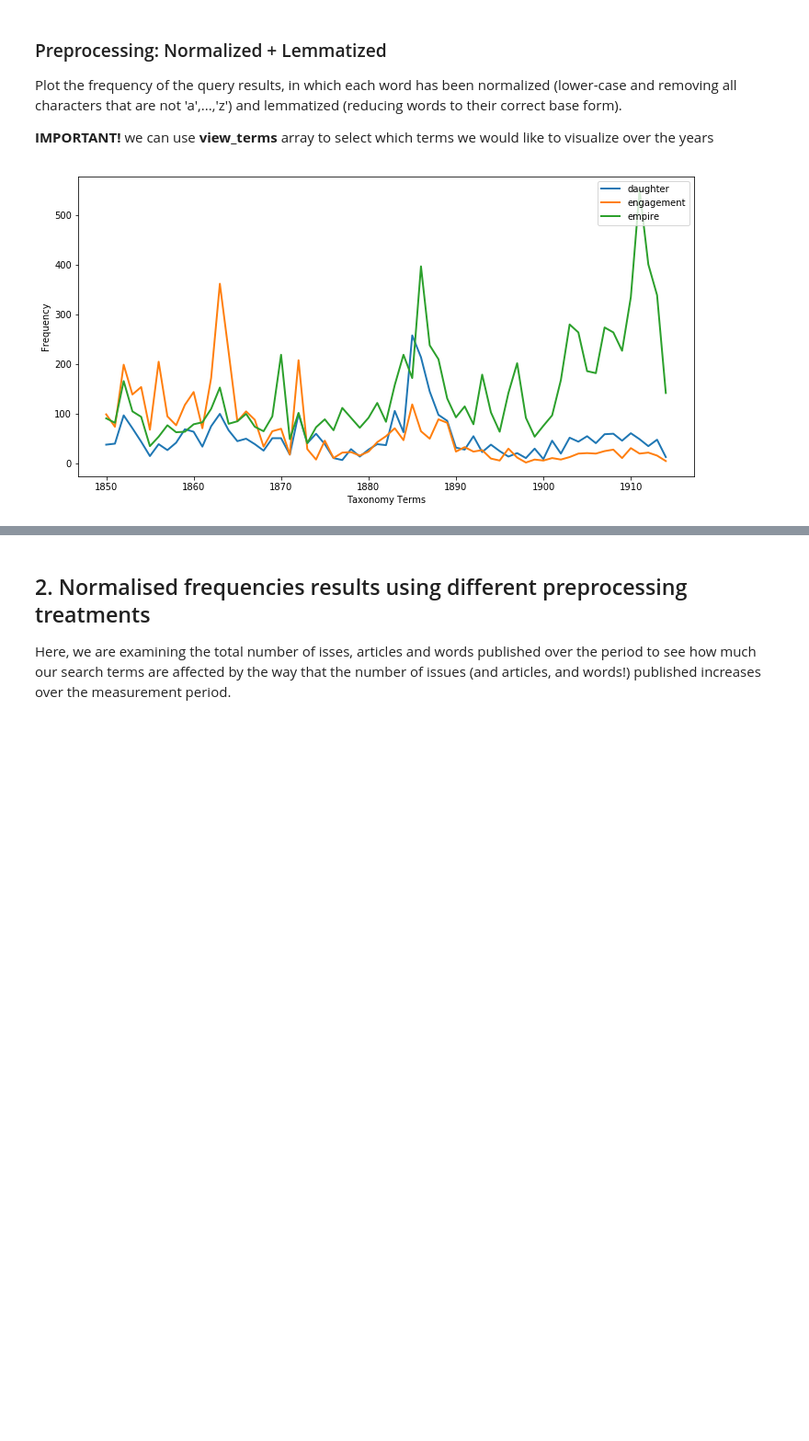
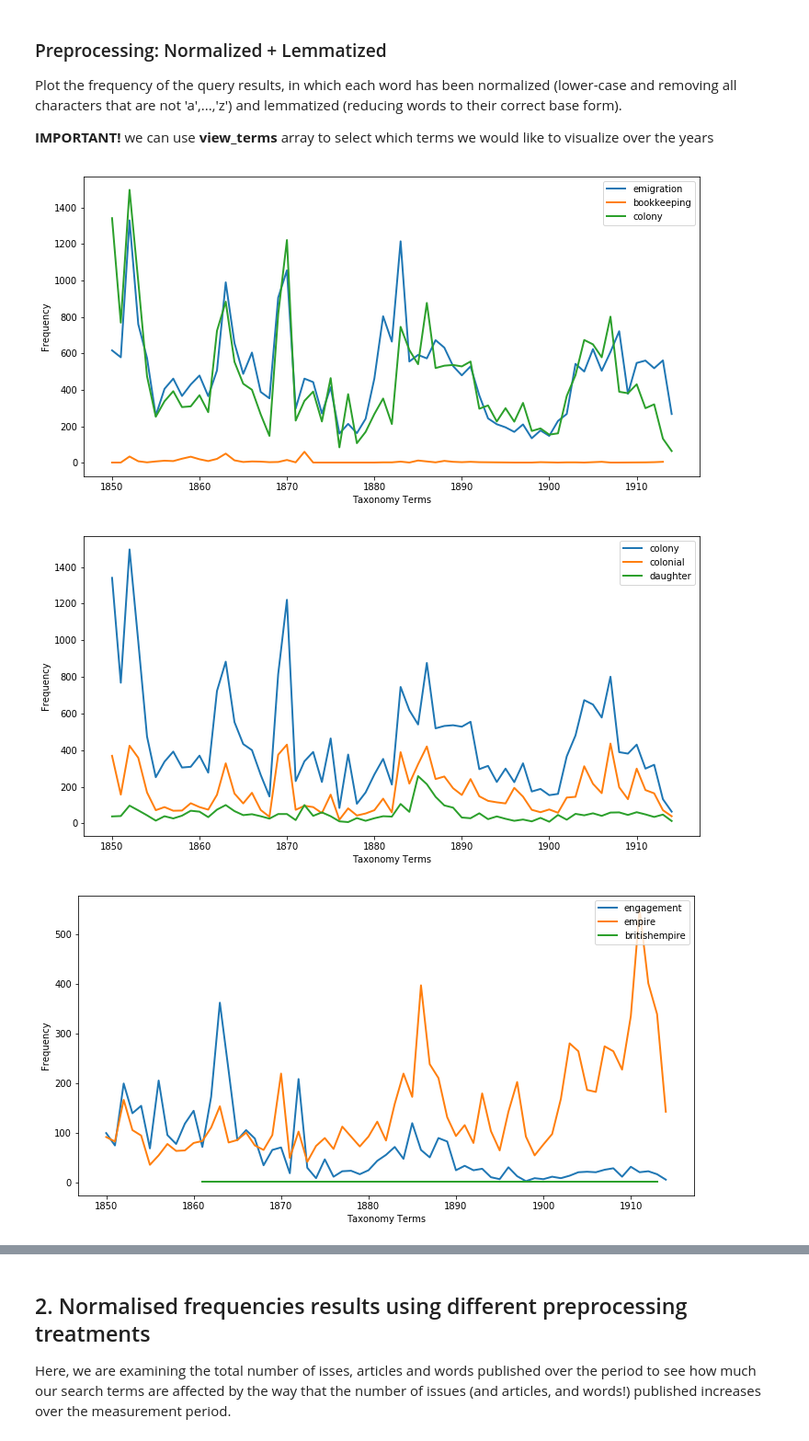
Before and after one commit to alan-turing-institute/defoe_visualization, a Jupyter notebook: Female_Emigration/TDA/Visualization_Frequency_Taxonomy_Ngrams_TDA.ipynb, the cells around one changed output, grey strips where cells are left out. Shown at 92% size. Drawn from its saved outputs; the diff is of its cells as text; code cells hidden in the pictures; blank space fills up the shorter version.

Commit message:
Updated graphs

```diff
--- a/Female_Emigration/TDA/Visualization_Frequency_Taxonomy_Ngrams_TDA.ipynb
+++ b/Female_Emigration/TDA/Visualization_Frequency_Taxonomy_Ngrams_TDA.ipynb
@@ -11,6 +11,8 @@ import yaml
 import matplotlib.pyplot as plt
 import numpy as np
 import collections
+import re
+NON_AZ_REGEXP = re.compile('[^a-z]')
 # %% [markdown]
 ### Functions
 # %%
@@ -89,6 +91,17 @@ def lemmatization(word):
     """
     lemmatizer=WordNetLemmatizer()
     return lemmatizer.lemmatize(word)
+# %%
+def normalize(word):
+    """
+    Normalize a word by converting it to lower-case and removing all
+    characters that are not 'a',...,'z'.
+    :param word: Word to normalize
+    :type word: str or unicode
+    :return: normalized word
+    :rtype word: str or unicode
+    """
+    return re.sub(NON_AZ_REGEXP, '', word.lower())
 # %% [markdown]
 ## 1. Frequencies (without normalised them! ) results using different preprocessing treatments
 # %% [markdown]
@@ -97,10 +110,24 @@ Plot the frequency of the query results, in which each word has been normalized
 characters that are not 'a',...,'z') and lemmatized (reducing words to their correct base form).
 
 **IMPORTANT!** we can use **view_terms** array to select which terms we would like to visualize over the years
-# %%
-query_results_lem=read_query_results('results_tda_ngram_1850_1914')
-freq_count_lem=freq_count(query_results_lem)
-view_terms=[lemmatization('daughters'),lemmatization('engagement'),lemmatization('empire')]
-plot_freq_count(freq_count_lem, view_terms)
-# %% [output]
-[figure, removed]
+# %%
+taxonomy= ['emigration', 'bookkeeping', 'Colony', 'Colonies', 'Colonial', 'daughters', 'engagement', 'empire', 'British empire', 'failure', 'female labourer', 'female welfare', 'feminine', 'genteel', 'good character', 'governess', 'guardian', 'guardianship', 'happiness', 'hardship', 'illtreatment', 'impropriety', 'indecent', 'librarian', 'loans', 'maid', 'marriage', 'matrons', 'mother', 'motherhood', 'respectable', 'safeguarding', 'servant', 'service', 'single woman', 'success', 'suffragettes', 'suitable', 'superintendence', 'supervision', 'surplus women', 'teacher', 'training', 'unmarried', 'wetnursing', 'white settlers', 'white women', 'work placement', 'alien']
+# %%
+query_results_lem=read_query_results('results_tda_ngram_1850_1914')
+freq_count_lem=freq_count(query_results_lem)
+t_index = 0
+while t_index < len(taxonomy)-3:
+    view_terms=[]
+    for i in taxonomy[t_index: t_index+3]:
+        view_terms.append(lemmatization(normalize(i)))
+    plot_freq_count(freq_count_lem, view_terms)
+    t_index+=3
+
+view_terms=[]
+for i in taxonomy[t_index: len(taxonomy)]:
+    view_terms.append(lemmatization(normalize(i)))
+plot_freq_count(freq_count_lem, view_terms)
+# %% [output]
+[figure, added]
+[figure, added]
+[figure, added]
```
Also changed, not shown: parts of 3 cells of this notebook.
